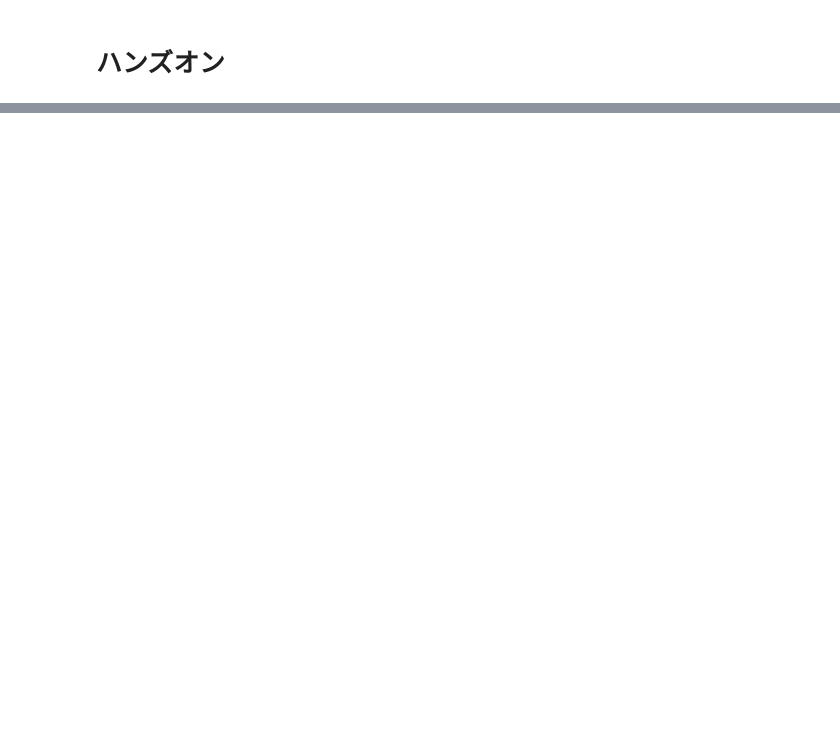
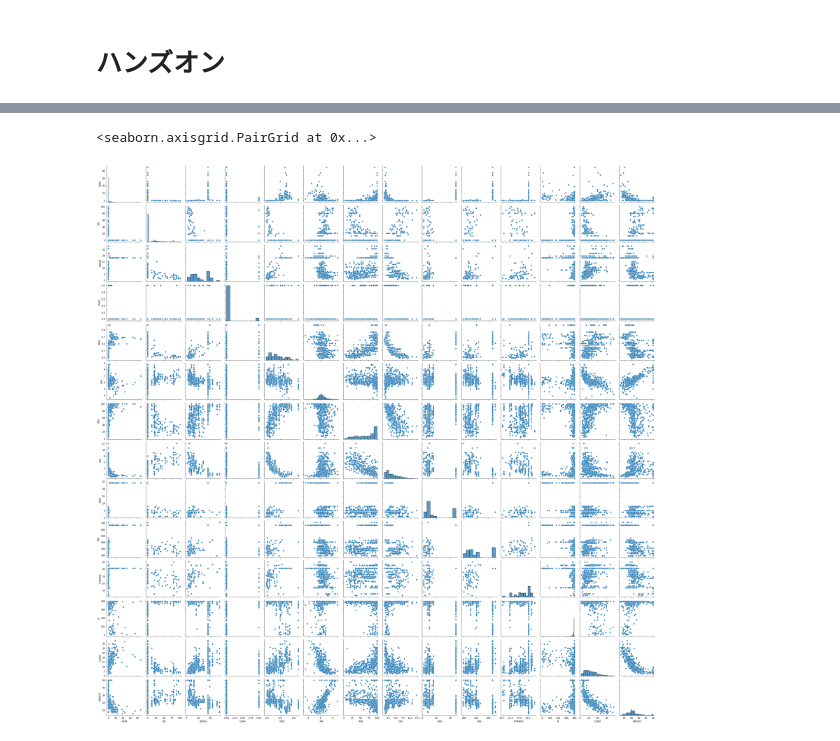
Before and after one commit to takasaki376/rabbit-report, a Jupyter notebook: stage2/report-stage2_01_線形回帰モデル.ipynb, the cells around one changed output, grey strips where cells are left out. Saved outputs shown, nothing was run; the diff lists cells and outputs as text; code cells hidden in the pictures; blank space fills up the shorter version.

```diff
--- a/stage2/report-stage2_01_線形回帰モデル.ipynb
+++ b/stage2/report-stage2_01_線形回帰モデル.ipynb
@@ -94,0 +145,21 @@ import matplotlib.pyplot as plt
+# %%
+boston = load_boston()
+# ボストンの家賃のデータの各項目
+## CRIM		町ごとの一人当たりの犯罪率
+## ZN		宅地の比率が25,000平方フィートを超える敷地に区画されている。
+## INDUS	町当たりの非小売業エーカーの割合
+## CHAS		チャーリーズ川ダミー変数（川の境界にある場合は1、それ以外の場合は0）
+## NOX		一酸化窒素濃度（1000万分の1）
+## RM		1住戸あたりの平均部屋数
+## AGE		1940年以前に建設された所有占有ユニットの年齢比率
+## DIS		5つのボストンの雇用センターまでの加重距離
+## RAD		ラジアルハイウェイへのアクセス可能性の指標
+## TAX		10,000ドルあたりの税全額固定資産税率
+## PTRATIO	生徒教師の比率
+## B		町における黒人の割合
+## LSTAT	人口当たり地位が低い率
+## MEDV		1000ドルでの所有者居住住宅の中央値
+
+# ボストンの家賃のデータを表形式で表示
+df=pd.DataFrame(boston.data ,columns=boston.feature_names)
+df.head()
@@ -94,0 +190,5 @@ import matplotlib.pyplot as plt
+# %%
+# 相関係数の算出 (０は相関がない、１・－１のどちらかに近づけば相関がある)
+df_chk=df
+df_chk['TARGET']=boston.target
+df_chk.corr()
@@ -94,0 +211,11 @@ import matplotlib.pyplot as plt
+# %%
+## matplotlib が使えることが前提
+%matplotlib inline
+import seaborn as sns
+
+#ペアプロット図
+# 相関関係を目視で確認
+sns.pairplot(df_chk)
+# %% [output]
+<seaborn.axisgrid.PairGrid at 0x...>
+[figure, added]
```
Also changed, not shown: parts of 23 cells of this notebook.
